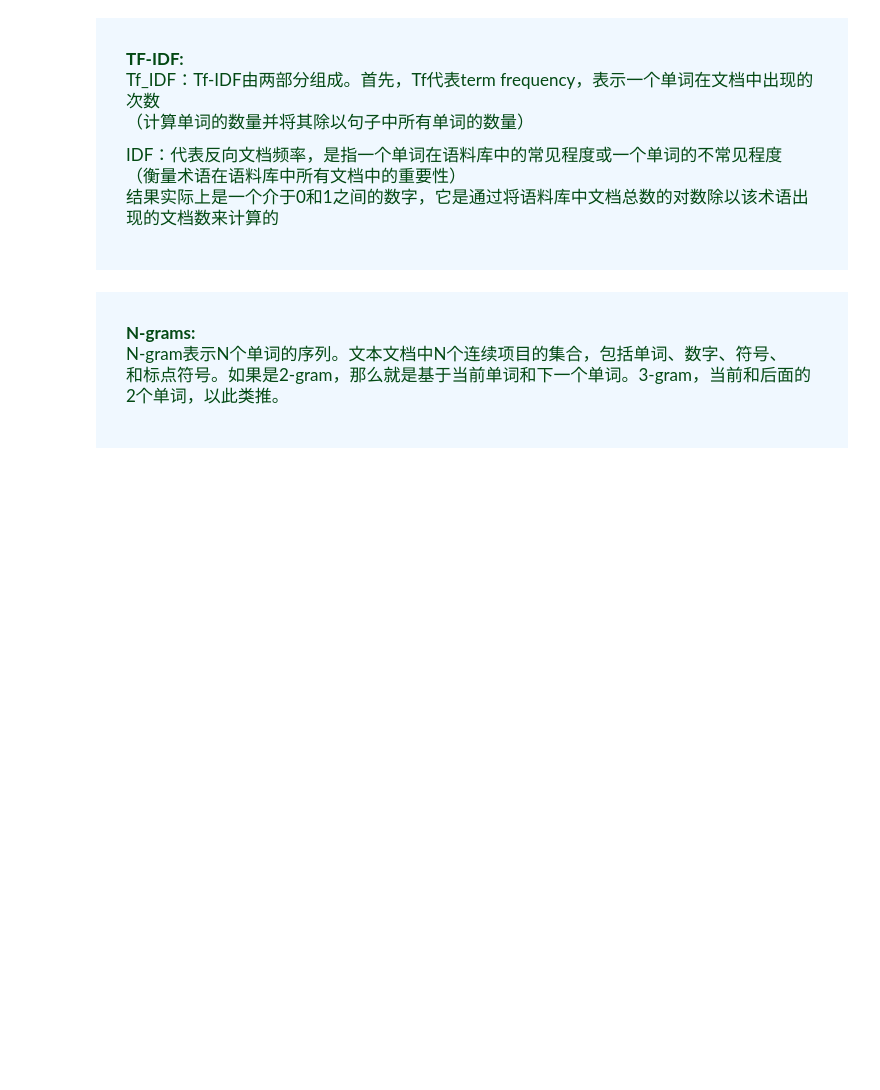
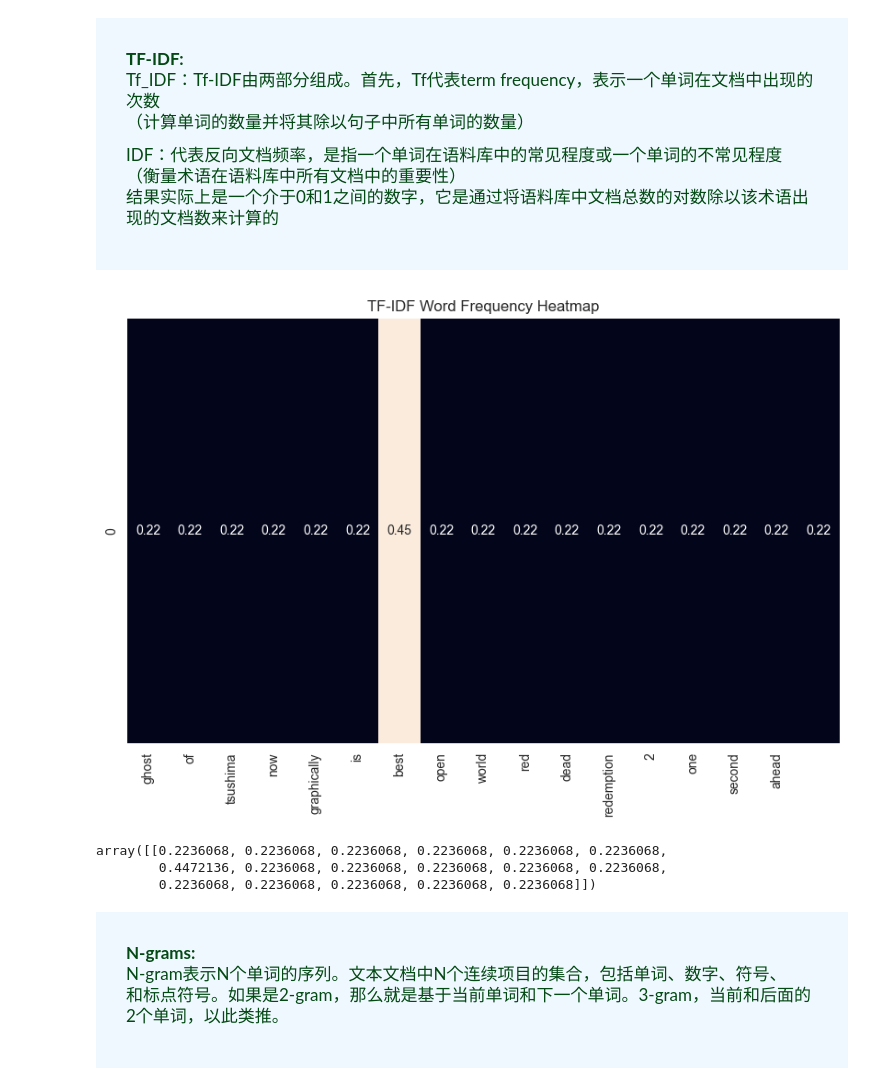
Before and after one commit to shahiduljahid/python_practical, a Jupyter notebook: CLASS_10/bi_lstm.ipynb, the cells around one changed output. Cells and saved outputs as stored; diff of their text form; code cells hidden in the pictures; blank space fills up the shorter version.

```diff
--- a/CLASS_10/bi_lstm.ipynb
+++ b/CLASS_10/bi_lstm.ipynb
@@ -394,11 +595,27 @@ IDF：代表反向文档频率，是指一个单词在语料库中的常见程
 # %%
 from sklearn.feature_extraction.text import TfidfVectorizer
 words  = ['ghost','of','tsushima','now','graphically','is','best','open','world','red','dead','redemption','2','one','second','ahead']
 TF_IDF = TfidfVectorizer()
 transform = TF_IDF.fit_transform([test_text]).toarray()
-sns.heatmap(transform, annot=True,xticklabels=words,
-        cbar=False)
+# Create the heatmap
+plt.figure(figsize=(10, 6))
+sns.heatmap(transform, annot=True, xticklabels=words, cbar=False)
+
+# Title for the plot and save it
+title = 'TF-IDF Word Frequency Heatmap'
+plt.title(title)
+plt.savefig(f"{output_folder_path}{title}.png")
+
+# Display the plot
+plt.show()
+
+# Print the transformed array
 transform
+# %% [output]
+[figure, added]
+array([[0.2236068, 0.2236068, 0.2236068, 0.2236068, 0.2236068, 0.2236068,
+        0.4472136, 0.2236068, 0.2236068, 0.2236068, 0.2236068, 0.2236068,
+        0.2236068, 0.2236068, 0.2236068, 0.2236068, 0.2236068]])
 # %% [markdown]
 <div style="font-family:Georgia;background-color:aliceblue; padding:30px; font-size:17px ; color:#034914">
 
```
Also changed, not shown: parts of 49 cells of this notebook, 30 other files.
